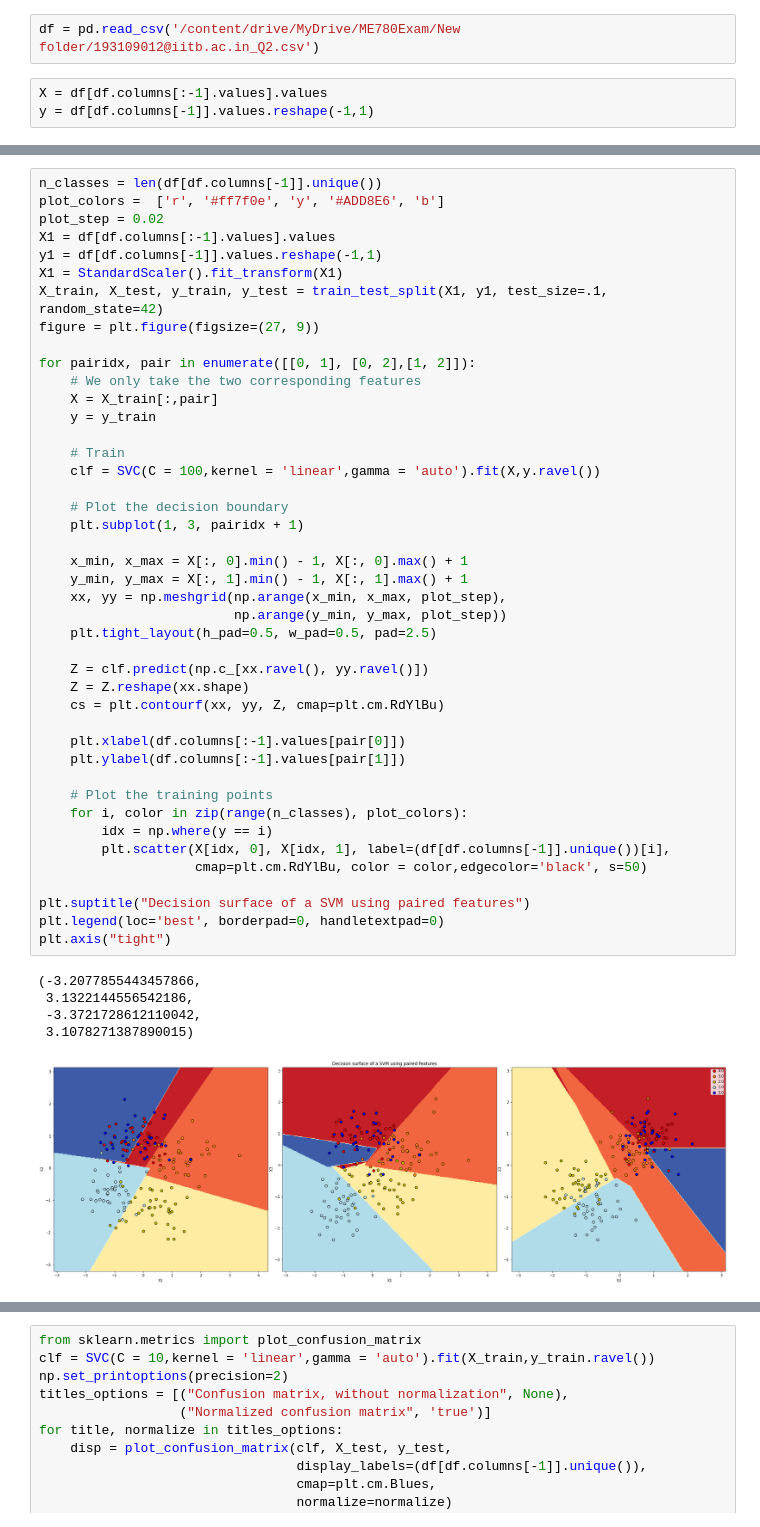
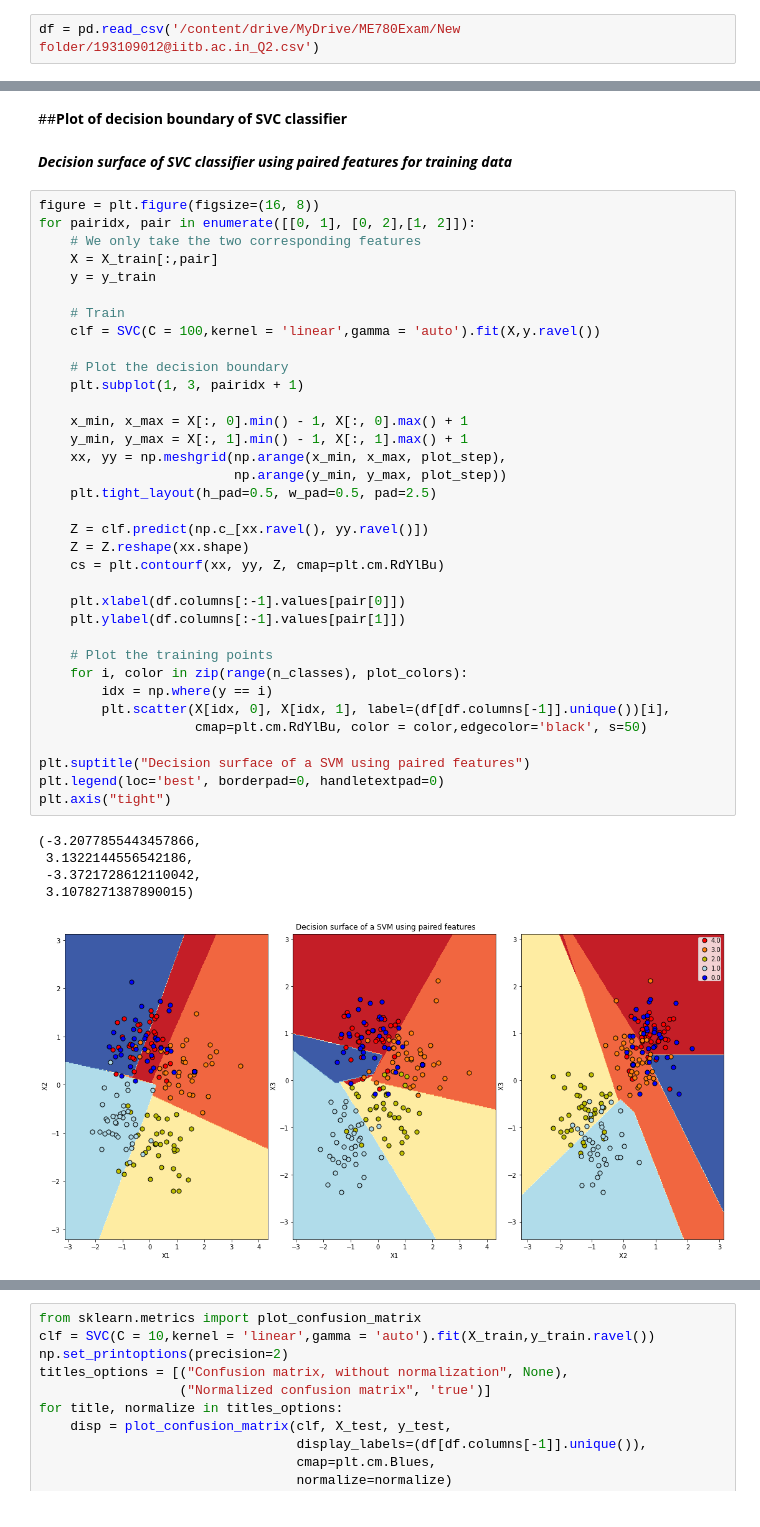
Before and after one commit to pra1608/Data-mining, a Jupyter notebook: ME780Examques2.ipynb, the cells around one changed output, grey strips where cells are left out. Cells and saved outputs as stored; diff of their text form.

```diff
--- a/ME780Examques2.ipynb
+++ b/ME780Examques2.ipynb
@@ -17,5 +20,2 @@ from sklearn.svm import SVC
 # %%
 df = pd.read_csv('/content/drive/MyDrive/ME780Exam/New folder/193109012@iitb.ac.in_Q2.csv')
-# %%
-X = df[df.columns[:-1].values].values
-y = df[df.columns[-1]].values.reshape(-1,1)
@@ -110,13 +199,9 @@ Normalized confusion matrix
+# %% [markdown]
+##**Plot of decision boundary of SVC classifier**
+# %% [markdown]
+***Decision surface of SVC classifier using paired features for training data***
 # %%
-n_classes = len(df[df.columns[-1]].unique())
-plot_colors =  ['r', '#ff7f0e', 'y', '#ADD8E6', 'b']
-plot_step = 0.02
-X1 = df[df.columns[:-1].values].values
-y1 = df[df.columns[-1]].values.reshape(-1,1)
-X1 = StandardScaler().fit_transform(X1)
-X_train, X_test, y_train, y_test = train_test_split(X1, y1, test_size=.1, random_state=42)
-figure = plt.figure(figsize=(27, 9))
-
+figure = plt.figure(figsize=(16, 8))
 for pairidx, pair in enumerate([[0, 1], [0, 2],[1, 2]]):
     # We only take the two corresponding features
     X = X_train[:,pair]
@@ -128,31 +213,31 @@ for pairidx, pair in enumerate([[0, 1], [0, 2],[1, 2]]):
     # Plot the decision boundary
     plt.subplot(1, 3, pairidx + 1)
 
     x_min, x_max = X[:, 0].min() - 1, X[:, 0].max() + 1
     y_min, y_max = X[:, 1].min() - 1, X[:, 1].max() + 1
     xx, yy = np.meshgrid(np.arange(x_min, x_max, plot_step),
                          np.arange(y_min, y_max, plot_step))
     plt.tight_layout(h_pad=0.5, w_pad=0.5, pad=2.5)
 
     Z = clf.predict(np.c_[xx.ravel(), yy.ravel()])
     Z = Z.reshape(xx.shape)
     cs = plt.contourf(xx, yy, Z, cmap=plt.cm.RdYlBu)
 
     plt.xlabel(df.columns[:-1].values[pair[0]])
     plt.ylabel(df.columns[:-1].values[pair[1]])
 
     # Plot the training points
     for i, color in zip(range(n_classes), plot_colors):
         idx = np.where(y == i)
         plt.scatter(X[idx, 0], X[idx, 1], label=(df[df.columns[-1]].unique())[i],
                     cmap=plt.cm.RdYlBu, color = color,edgecolor='black', s=50)
 
 plt.suptitle("Decision surface of a SVM using paired features")
 plt.legend(loc='best', borderpad=0, handletextpad=0)
 plt.axis("tight")
 # %% [output]
 (-3.2077855443457866,
  3.1322144556542186,
  -3.3721728612110042,
  3.1078271387890015)
-[figure, old version]
+[figure, new version]
```
Also changed, not shown: parts of 25 cells of this notebook.
